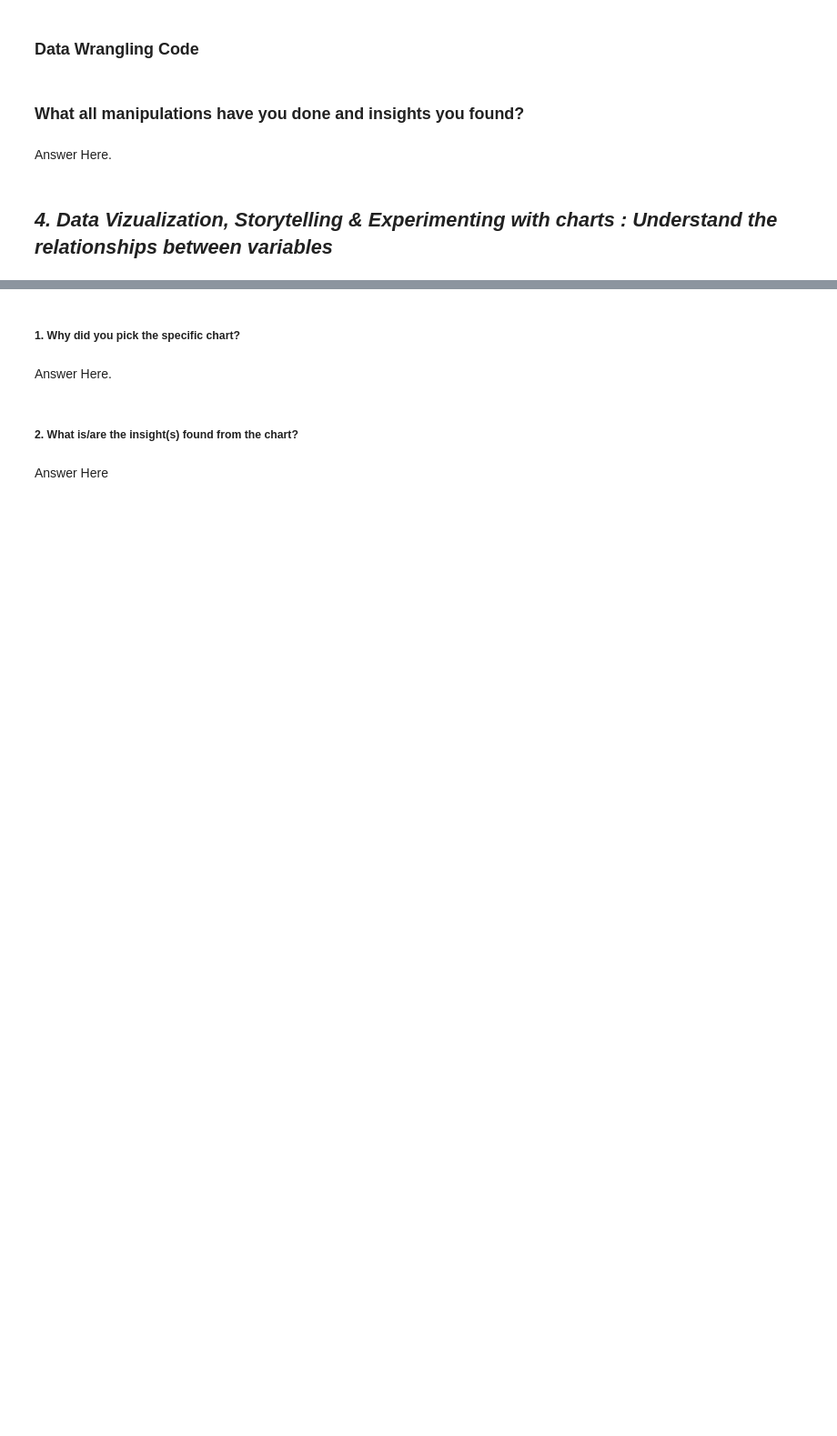
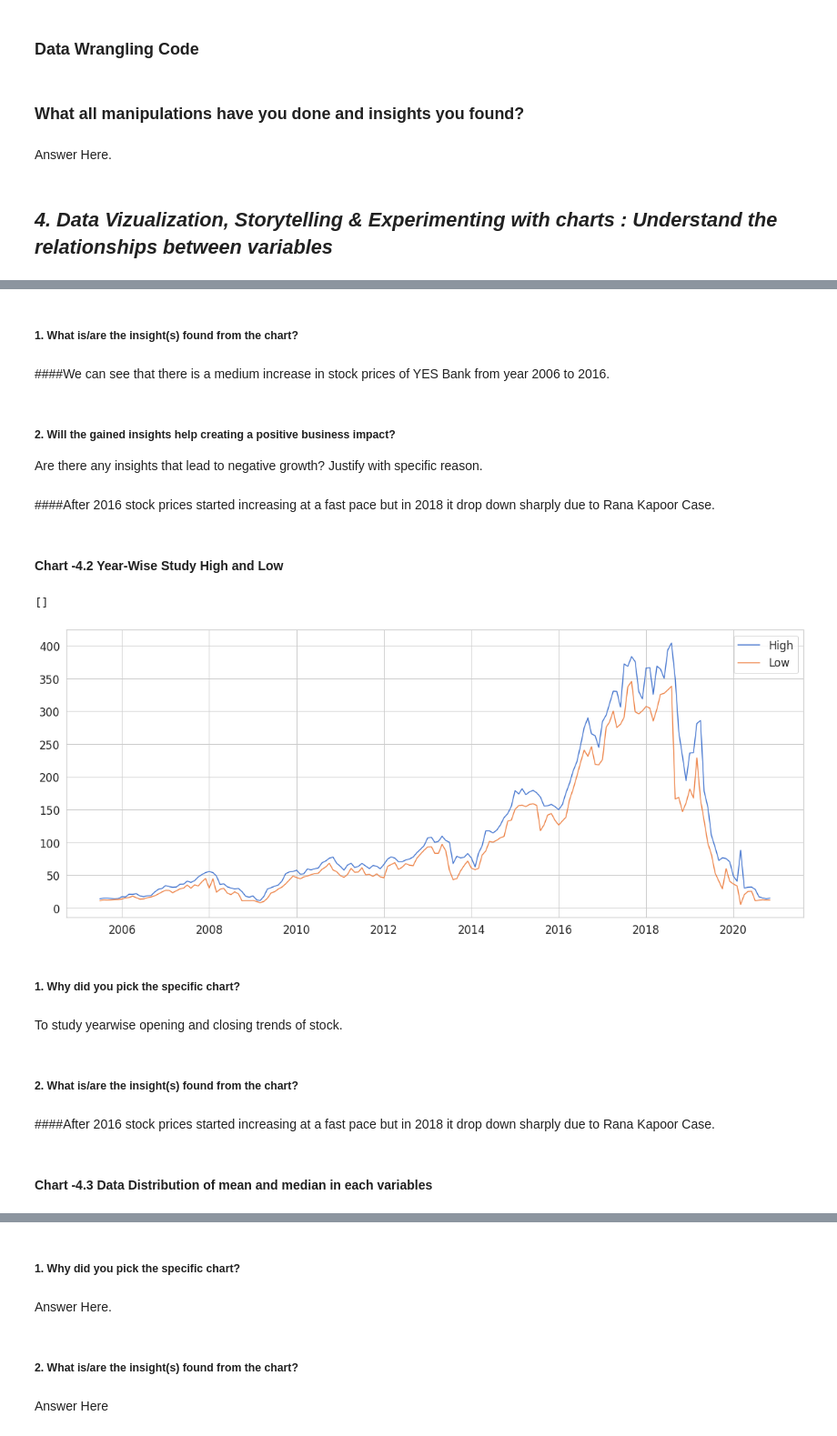
Before and after one commit to mohita122/ML_yes_bank_stock_predication, a Jupyter notebook: yes_bank_stock_predication_new_template.ipynb, the cells around one changed output, grey strips where cells are left out. Shown at 91% size. Saved outputs shown, nothing was run; the diff lists cells and outputs as text; code cells hidden in the pictures; blank space fills up the shorter version.

```diff
--- a/yes_bank_stock_predication_new_template.ipynb
+++ b/yes_bank_stock_predication_new_template.ipynb
@@ -239,0 +255,30 @@ Answer Here.
+# %% [markdown]
+##### 1. What is/are the insight(s) found from the chart?
+# %% [markdown]
+####We can see that there is a medium increase in stock prices of YES Bank from year 2006 to 2016.
+# %% [markdown]
+##### 2. Will the gained insights help creating a positive business impact?
+Are there any insights that lead to negative growth? Justify with specific reason.
+# %% [markdown]
+####After 2016 stock prices started increasing at a fast pace but in 2018 it drop down sharply due to Rana Kapoor Case.
+# %% [markdown]
+#### Chart -4.2 Year-Wise Study High and Low
+# %%
+plt.figure(figsize=(20,8))
+plt.plot(new_df['High'])
+plt.plot(new_df['Low'])
+plt.legend(['High','Low'])
+plt.plot()
+# %% [output]
+[]
+[figure, added]
+# %% [markdown]
+##### 1. Why did you pick the specific chart?
+# %% [markdown]
+To study yearwise opening and closing trends of stock.
+# %% [markdown]
+##### 2. What is/are the insight(s) found from the chart?
+# %% [markdown]
+####After 2016 stock prices started increasing at a fast pace but in 2018 it drop down sharply due to Rana Kapoor Case.
+# %% [markdown]
+#### Chart -4.3 Data Distribution of mean and median in each variables
```
Also changed, not shown: parts of 75 cells of this notebook.
